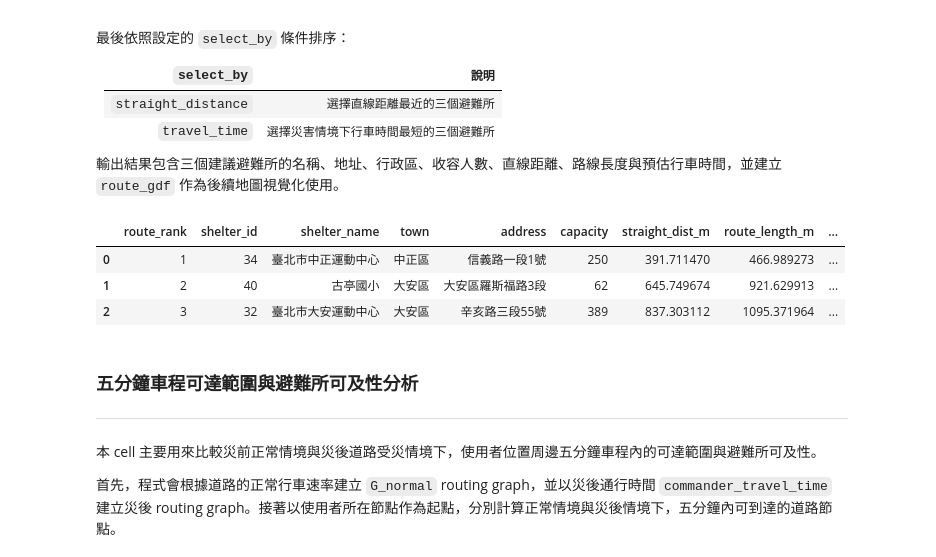
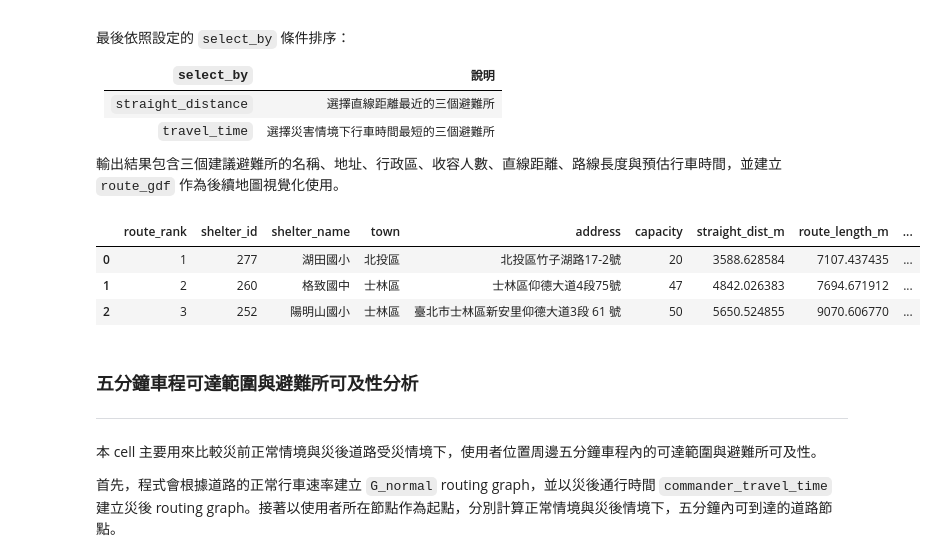
Before and after one commit to Chuang-ben/Final_project, a Jupyter notebook: Final_03_user.ipynb, the cells around one changed output. Cells and saved outputs as stored; diff of their text form; code cells hidden in the pictures.

```diff
--- a/Final_03_user.ipynb
+++ b/Final_03_user.ipynb
@@ -223,8 +223,9 @@ from shapely.geometry import LineString
 from shapely.ops import linemerge
 
 # ===== 輸入使用者位置 WGS84 =====
-user_lon = 121.533355
-user_lat = 25.016903
+user_lon = 121.574264
+user_lat = 25.166960
+
 # 可選：
 # "straight_distance" = 直線距離最近三個
 # "travel_time" = 災害情境下行車時間最短三個
@@ -365,36 +366,36 @@ elif select_by == "travel_time":
         .reset_index(drop=True)
     )
 else:
     raise ValueError("select_by 只能是 'straight_distance' 或 'travel_time'")
 
 nearest_3_shelters["route_rank"] = nearest_3_shelters.index + 1
 
 route_gdf = gpd.GeoDataFrame(
     nearest_3_shelters.drop(columns=["route"]),
     geometry="geometry",
     crs=TARGET_CRS,
 )
 
 display(
     nearest_3_shelters[
         [
             "route_rank",
             "shelter_id",
             "shelter_name",
             "town",
             "address",
             "capacity",
             "straight_dist_m",
             "route_length_m",
             "travel_time_min",
         ]
     ]
 )
 # %% [output]
 |  | route_rank | shelter_id | shelter_name | town | address | capacity | straight_dist_m | route_length_m | ... |
-| 0 | 1 | 34 | 臺北市中正運動中心 | 中正區 | 信義路一段1號 | 250 | 391.711470 | 466.989273 | ... |
-| 1 | 2 | 40 | 古亭國小 | 大安區 | 大安區羅斯福路3段 | 62 | 645.749674 | 921.629913 | ... |
-| 2 | 3 | 32 | 臺北市大安運動中心 | 大安區 | 辛亥路三段55號 | 389 | 837.303112 | 1095.371964 | ... |
+| 0 | 1 | 277 | 湖田國小 | 北投區 | 北投區竹子湖路17-2號 | 20 | 3588.628584 | 7107.437435 | ... |
+| 1 | 2 | 260 | 格致國中 | 士林區 | 士林區仰德大道4段75號 | 47 | 4842.026383 | 7694.671912 | ... |
+| 2 | 3 | 252 | 陽明山國小 | 士林區 | 臺北市士林區新安里仰德大道3段 61 號 | 50 | 5650.524855 | 9070.606770 | ... |
 # %% [markdown]
 ### 五分鐘車程可達範圍與避難所可及性分析
 ---
```
Also changed, not shown: parts of 1 cell of this notebook.
